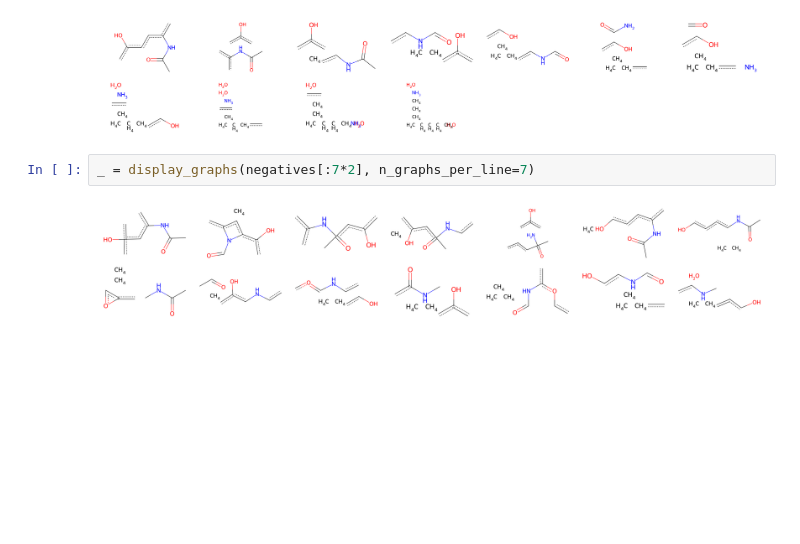
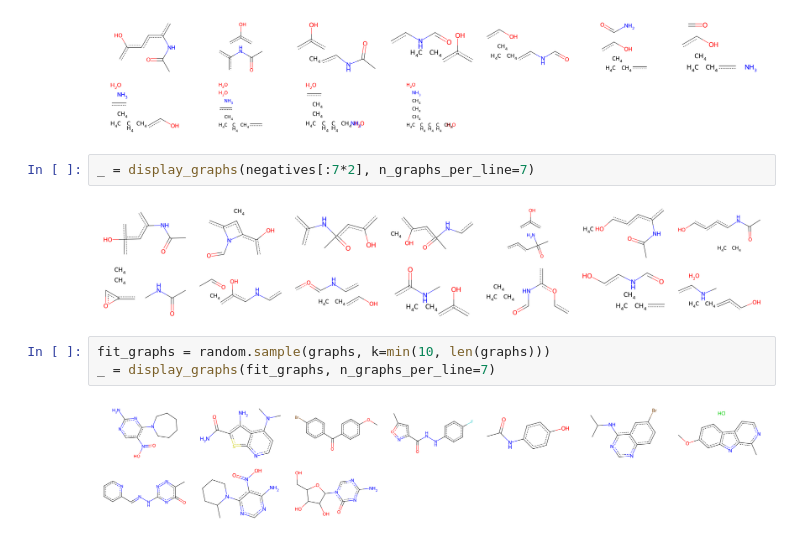
Before and after one commit to fabriziocosta/abstractgraph-generative, a Jupyter notebook: notebooks/examples/edge_regression.ipynb, the cells around one changed output. Cells and saved outputs as stored; diff of their text form; blank space fills up the shorter version.

```diff
--- a/notebooks/examples/edge_regression.ipynb
+++ b/notebooks/examples/edge_regression.ipynb
@@ -167,3 +167,8 @@ _ = display_graphs(positives[:7*2], n_graphs_per_line=7)
 _ = display_graphs(negatives[:7*2], n_graphs_per_line=7)
 # %% [output]
 [figure]
+# %%
+fit_graphs = random.sample(graphs, k=min(10, len(graphs)))
+_ = display_graphs(fit_graphs, n_graphs_per_line=7)
+# %% [output]
+[figure, added]
```
Also changed, not shown: parts of 6 cells of this notebook, 3 other files.
